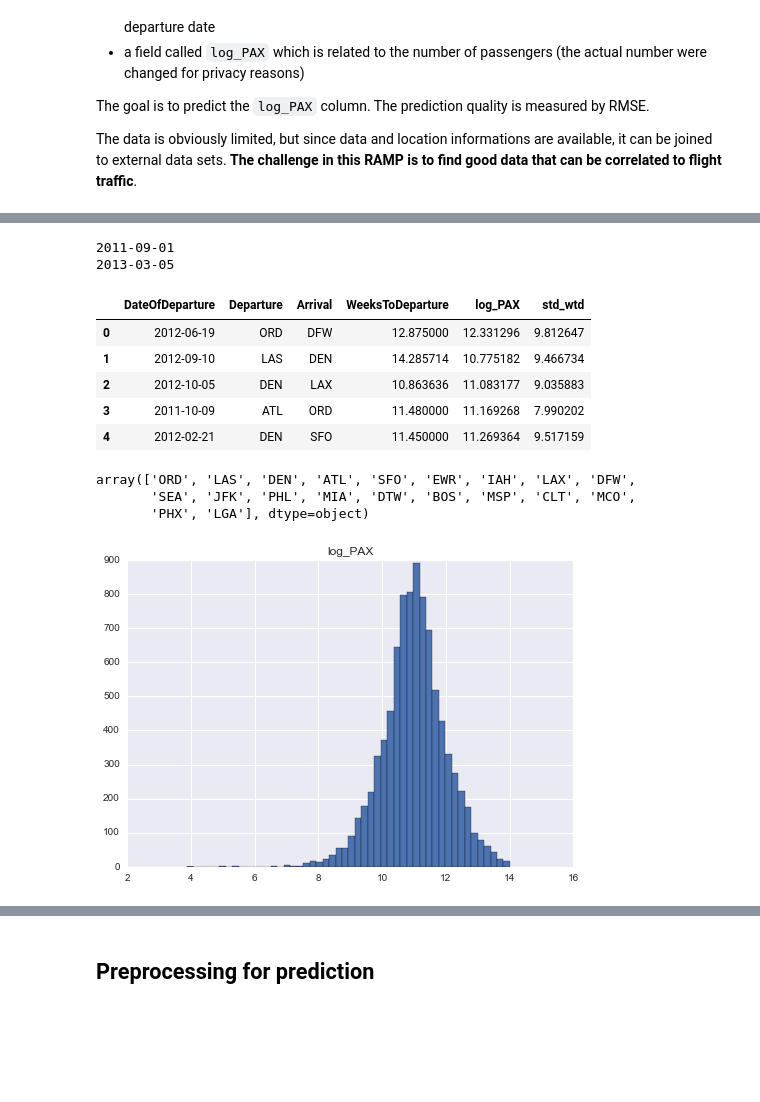
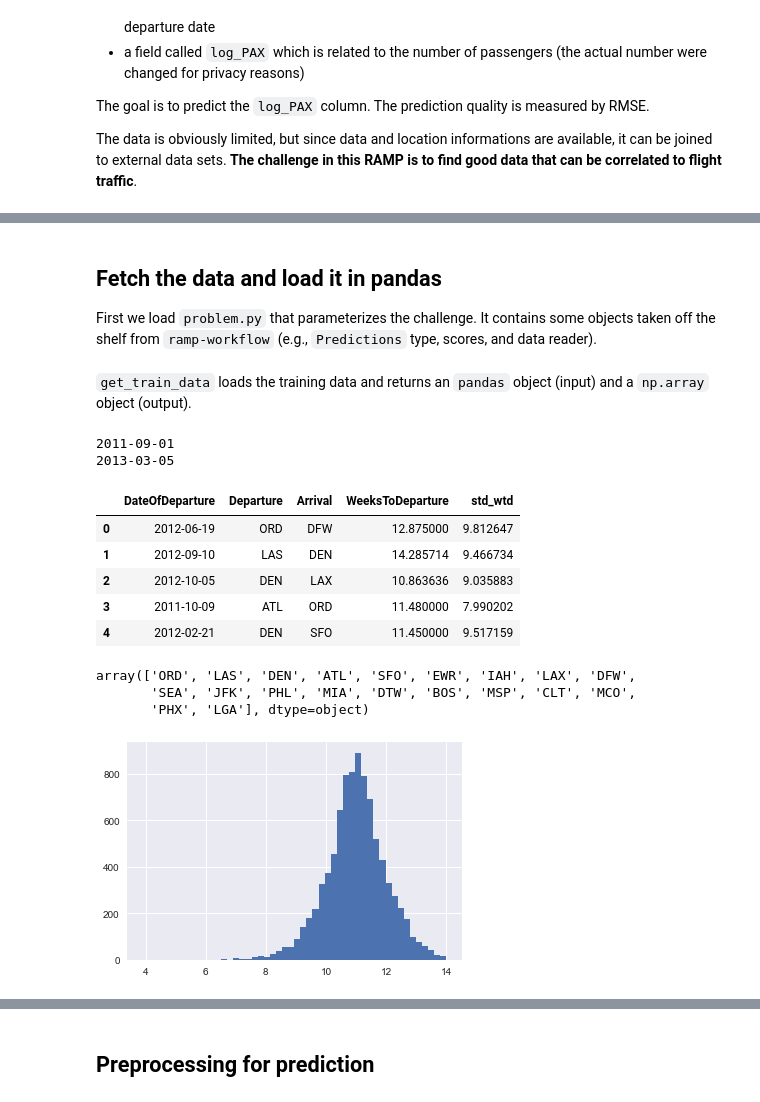
Before and after one commit to ramp-kits/air_passengers, a Jupyter notebook: air_passengers_starting_kit.ipynb, the cells around one changed output, grey strips where cells are left out. Drawn from its saved outputs; the diff is of its cells as text; code cells hidden in the pictures; blank space fills up the shorter version.

```diff
--- a/air_passengers_starting_kit.ipynb
+++ b/air_passengers_starting_kit.ipynb
@@ -35 +33,11 @@ data = pd.read_csv("data/train.csv.bz2")
+# %% [markdown]
+## Fetch the data and load it in pandas
+
+First we load `problem.py` that parameterizes the challenge. It contains some objects taken off the shelf from `ramp-workflow` (e.g., `Predictions` type, scores, and data reader).
+# %%
+problem = imp.load_source('', 'problem.py')
+# %% [markdown]
+`get_train_data` loads the training data and returns an `pandas` object (input) and a `np.array` object (output).
+# %%
+X_df, y_array = problem.get_train_data()
 # %%
@@ -39,12 +47,12 @@ print(max(data['DateOfDeparture']))
 2011-09-01
 2013-03-05
 # %%
-data.head()
+X_df.head()
 # %% [output]
-|  | DateOfDeparture | Departure | Arrival | WeeksToDeparture | log_PAX | std_wtd |
-| 0 | 2012-06-19 | ORD | DFW | 12.875000 | 12.331296 | 9.812647 |
-| 1 | 2012-09-10 | LAS | DEN | 14.285714 | 10.775182 | 9.466734 |
-| 2 | 2012-10-05 | DEN | LAX | 10.863636 | 11.083177 | 9.035883 |
-| 3 | 2011-10-09 | ATL | ORD | 11.480000 | 11.169268 | 7.990202 |
-| 4 | 2012-02-21 | DEN | SFO | 11.450000 | 11.269364 | 9.517159 |
+|  | DateOfDeparture | Departure | Arrival | WeeksToDeparture | std_wtd |
+| 0 | 2012-06-19 | ORD | DFW | 12.875000 | 9.812647 |
+| 1 | 2012-09-10 | LAS | DEN | 14.285714 | 9.466734 |
+| 2 | 2012-10-05 | DEN | LAX | 10.863636 | 9.035883 |
+| 3 | 2011-10-09 | ATL | ORD | 11.480000 | 7.990202 |
+| 4 | 2012-02-21 | DEN | SFO | 11.450000 | 9.517159 |
 # %%
@@ -54,7 +62,7 @@ array(['ORD', 'LAS', 'DEN', 'ATL', 'SFO', 'EWR', 'IAH', 'LAX', 'DFW',
        'SEA', 'JFK', 'PHL', 'MIA', 'DTW', 'BOS', 'MSP', 'CLT', 'MCO',
        'PHX', 'LGA'], dtype=object)
 # %%
-data.hist(column='log_PAX', bins=50);
+plt.hist(y_array, bins=50);
 # %% [output]
-[figure, old version]
+[figure, new version]
 # %%
```
Also changed, not shown: parts of 31 cells of this notebook, 1 other file.
